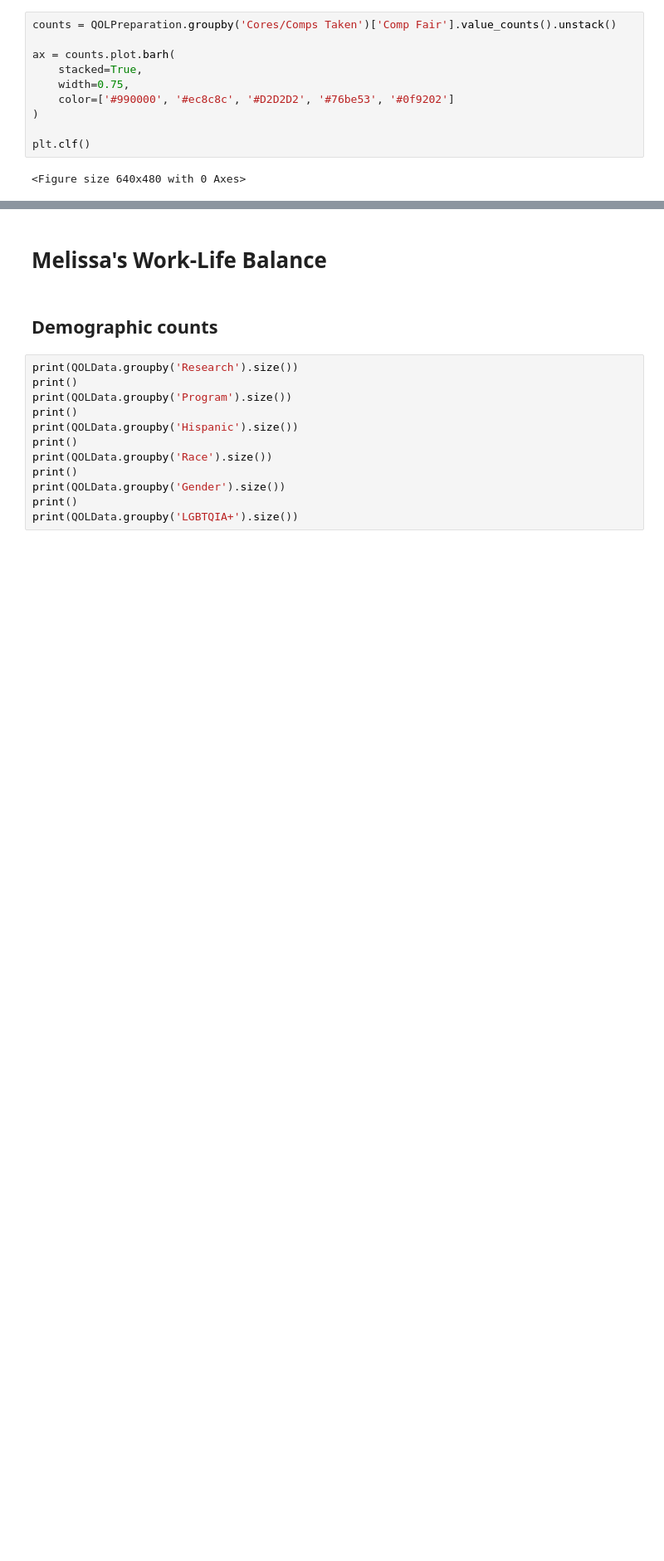
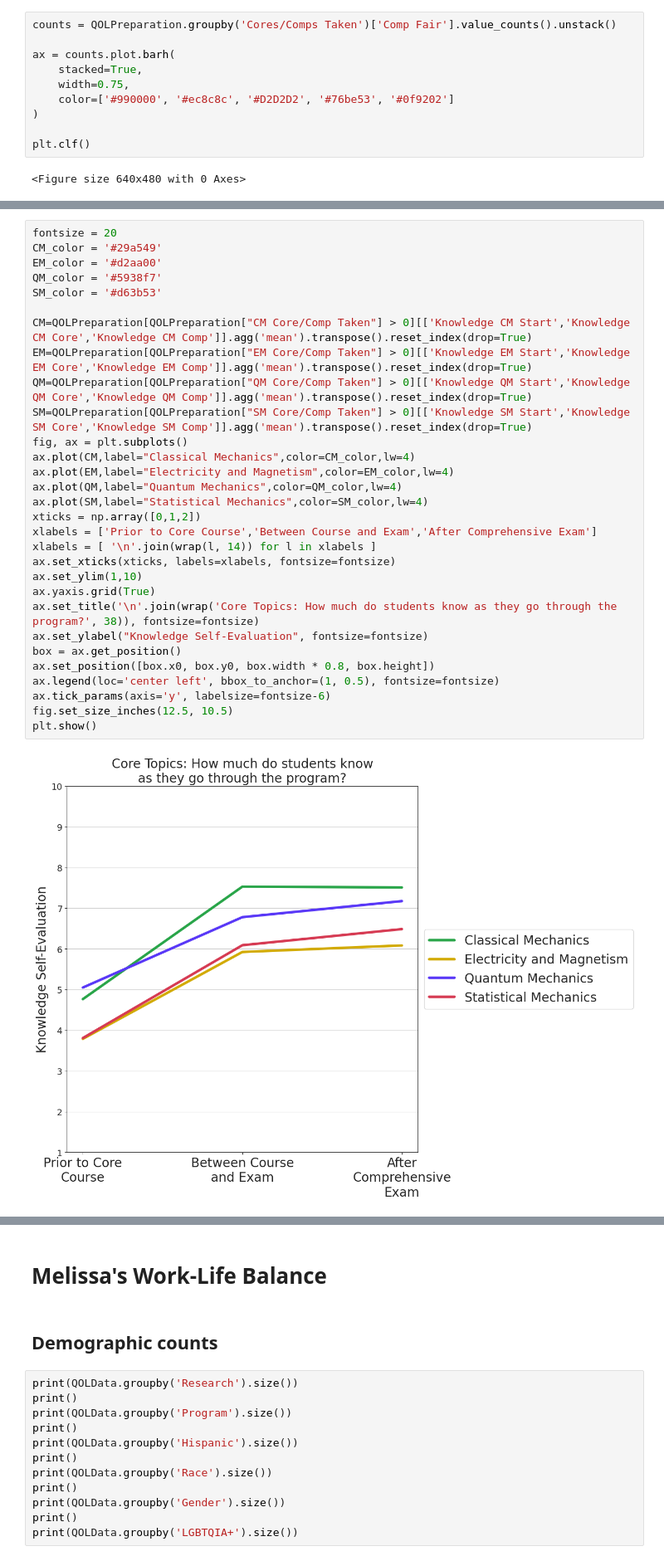
Before and after one commit to pecom/qol-survey, a Jupyter notebook: Melissa_Survey.ipynb, the cells around one changed output, grey strips where cells are left out. Shown at 83% size. Cells and saved outputs as stored; diff of their text form; blank space fills up the shorter version.

```diff
--- a/Melissa_Survey.ipynb
+++ b/Melissa_Survey.ipynb
@@ -237,0 +283,32 @@ plt.clf()
+# %%
+fontsize = 20
+CM_color = '#29a549'
+EM_color = '#d2aa00'
+QM_color = '#5938f7'
+SM_color = '#d63b53'
+
+CM=QOLPreparation[QOLPreparation["CM Core/Comp Taken"] > 0][['Knowledge CM Start','Knowledge CM Core','Knowledge CM Comp']].agg('mean').transpose().reset_index(drop=True)
+EM=QOLPreparation[QOLPreparation["EM Core/Comp Taken"] > 0][['Knowledge EM Start','Knowledge EM Core','Knowledge EM Comp']].agg('mean').transpose().reset_index(drop=True)
+QM=QOLPreparation[QOLPreparation["QM Core/Comp Taken"] > 0][['Knowledge QM Start','Knowledge QM Core','Knowledge QM Comp']].agg('mean').transpose().reset_index(drop=True)
+SM=QOLPreparation[QOLPreparation["SM Core/Comp Taken"] > 0][['Knowledge SM Start','Knowledge SM Core','Knowledge SM Comp']].agg('mean').transpose().reset_index(drop=True)
+fig, ax = plt.subplots()
+ax.plot(CM,label="Classical Mechanics",color=CM_color,lw=4)
+ax.plot(EM,label="Electricity and Magnetism",color=EM_color,lw=4)
+ax.plot(QM,label="Quantum Mechanics",color=QM_color,lw=4)
+ax.plot(SM,label="Statistical Mechanics",color=SM_color,lw=4)
+xticks = np.array([0,1,2])
+xlabels = ['Prior to Core Course','Between Course and Exam','After Comprehensive Exam']
+xlabels = [ '\n'.join(wrap(l, 14)) for l in xlabels ]
+ax.set_xticks(xticks, labels=xlabels, fontsize=fontsize)
+ax.set_ylim(1,10)
+ax.yaxis.grid(True)
+ax.set_title('\n'.join(wrap('Core Topics: How much do students know as they go through the program?', 38)), fontsize=fontsize)
+ax.set_ylabel("Knowledge Self-Evaluation", fontsize=fontsize)
+box = ax.get_position()
+ax.set_position([box.x0, box.y0, box.width * 0.8, box.height])
+ax.legend(loc='center left', bbox_to_anchor=(1, 0.5), fontsize=fontsize)
+ax.tick_params(axis='y', labelsize=fontsize-6)
+fig.set_size_inches(12.5, 10.5)
+plt.show()
+# %% [output]
+[figure, added]
```
Also changed, not shown: parts of 20 cells of this notebook.
